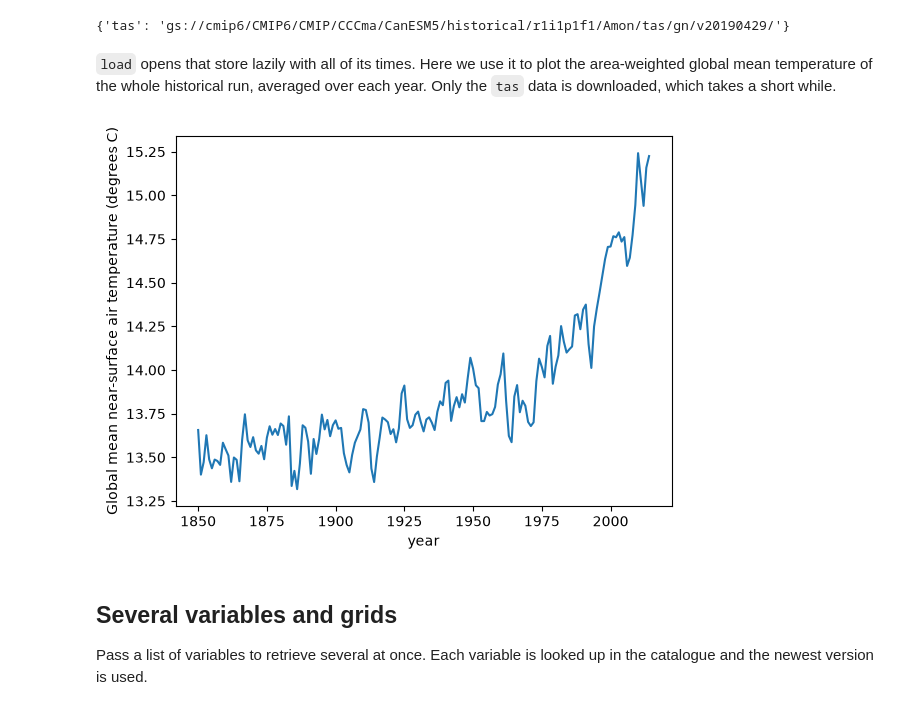
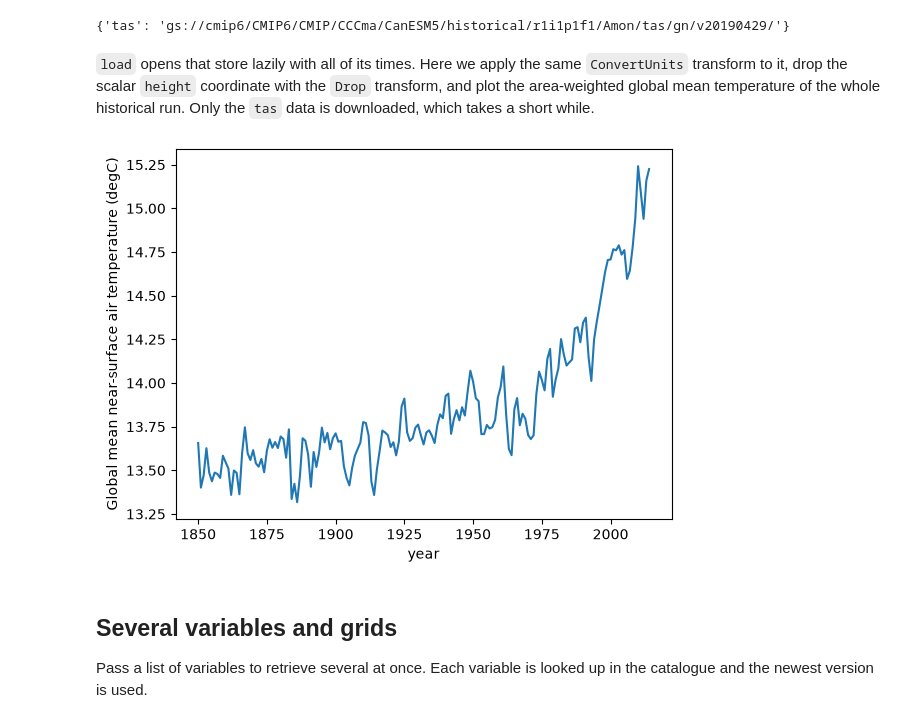
Before and after one commit to ahmedmohiduet/PyEarthTools, a Jupyter notebook: docs/notebooks/data/Pangeo_CMIP6.ipynb, the cells around one changed output. Cells and saved outputs as stored; diff of their text form; code cells hidden in the pictures.

Commit message:
Use ConvertUnits transform and pipeline in Pangeo CMIP6 demo

```diff
--- a/docs/notebooks/data/Pangeo_CMIP6.ipynb
+++ b/docs/notebooks/data/Pangeo_CMIP6.ipynb
@@ -122,0 +155,11 @@ Plot the near-surface air temperature of January 2000 on a map. CMIP6 temperatur
+# %%
+var_lut = {'tas': lambda arr1: arr1 - 273.15}
+unit_lut = {'tas': 'degC'}
+
+convert_units = ConvertUnits(var_convert_dict=var_lut, var_units=unit_lut)
+
+cmip_pipe = pyearthtools.pipeline.Pipeline(
+    index,
+    convert_units,
+)
+cmip_pipe
@@ -144,18 +282,19 @@ index.filesystem('2000-01')
 # %% [output]
 {'tas': 'gs://cmip6/CMIP6/CMIP/CCCma/CanESM5/historical/r1i1p1f1/Amon/tas/gn/v20190429/'}
 # %% [markdown]
-`load` opens that store lazily with all of its times. Here we use it to plot the area-weighted global mean temperature of the whole historical run, averaged over each year. Only the `tas` data is downloaded, which takes a short while.
+`load` opens that store lazily with all of its times. Here we apply the same `ConvertUnits` transform to it, drop the scalar `height` coordinate with the `Drop` transform, and plot the area-weighted global mean temperature of the whole historical run. Only the `tas` data is downloaded, which takes a short while.
 # %%
-full = index.load(index.filesystem('2000-01'))
+drop_height = pyearthtools.data.transforms.coordinates.Drop('height', ignore_missing=True)
+full = drop_height.apply(convert_units.apply(index.load(index.filesystem('2000-01'))))
 
 weights = numpy.cos(numpy.deg2rad(full['lat']))
-global_mean = full['tas'].weighted(weights).mean(('lat', 'lon')) - 273.15
+global_mean = full['tas'].weighted(weights).mean(('lat', 'lon'))
+annual_mean = global_mean.groupby('time.year').mean()
 
-annual_mean = global_mean.groupby('time.year').mean().drop_vars('height', errors='ignore')
 annual_mean.plot()
-matplotlib.pyplot.ylabel('Global mean near-surface air temperature (degrees C)');
+matplotlib.pyplot.ylabel(f"Global mean near-surface air temperature ({full['tas'].attrs['units']})");
 # %% [output]
-[figure, old version]
+[figure, new version]
 # %% [markdown]
 ## Several variables and grids
 
```
Also changed, not shown: parts of 11 cells of this notebook, 1 other file.
